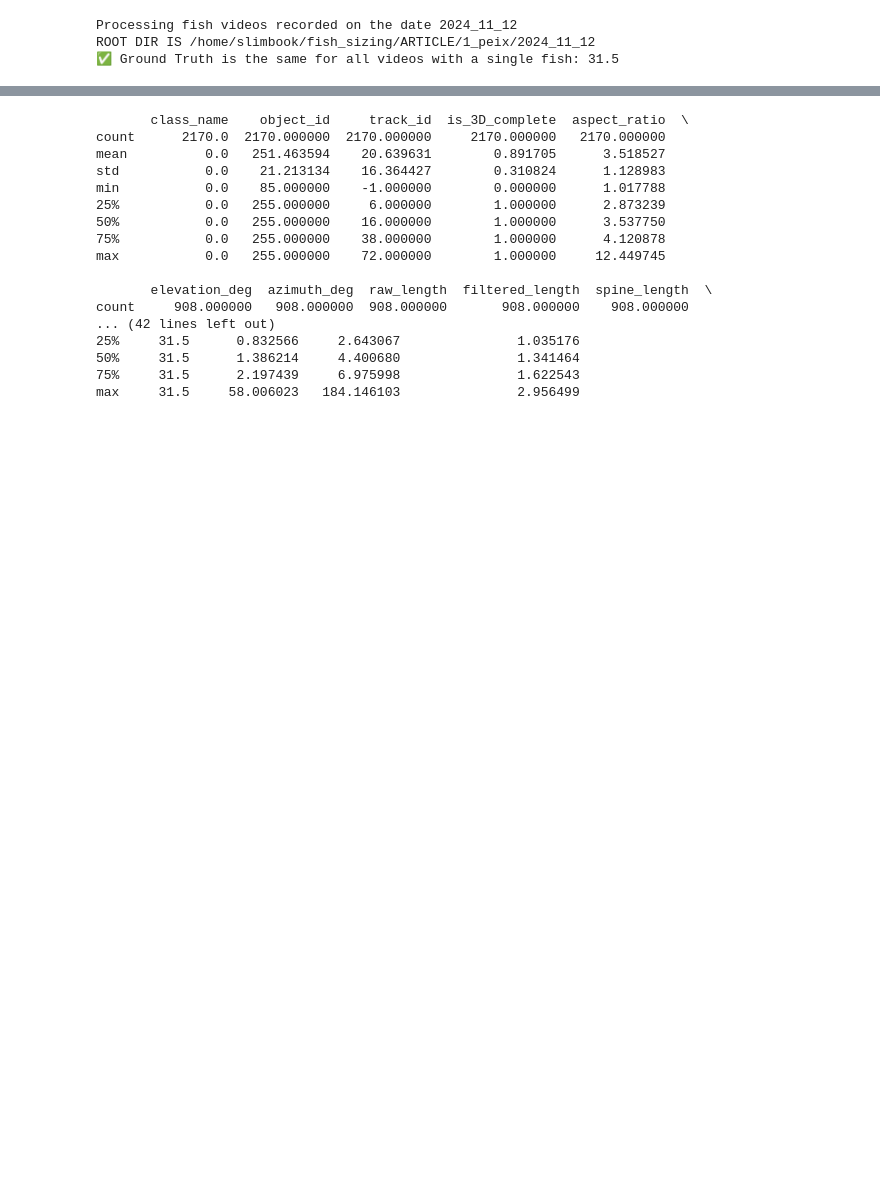
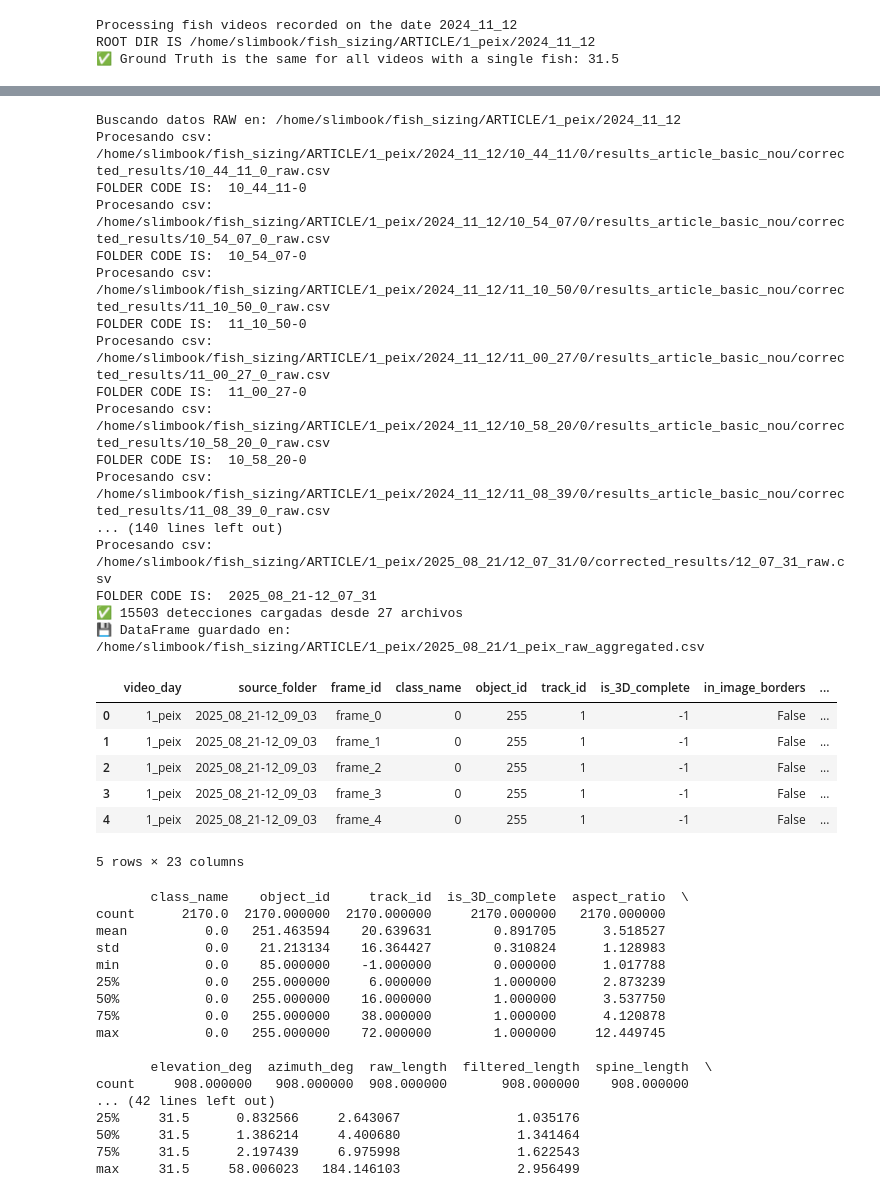
Before and after one commit to Caterina1996/fish_sizing, a Jupyter notebook: scripts/results_analysis/results_analysis.ipynb, the cells around one changed output, grey strips where cells are left out. Cells and saved outputs as stored; diff of their text form; code cells hidden in the pictures; blank space fills up the shorter version.

```diff
--- a/scripts/results_analysis/results_analysis.ipynb
+++ b/scripts/results_analysis/results_analysis.ipynb
@@ -76,3 +46,65 @@ FOLDER CODE IS:  10_48_44-0
+# %%
+
+folder_code ="2024_11_12"
+ROOT_DIR = "/home/slimbook/fish_sizing/ARTICLE/1_peix/"+folder_code
+
+df_raw_agg_2024_11_12 = rutils.create_df_from_root_folders(root_dir= ROOT_DIR, output_csv_path=ROOT_DIR ,results_dir="corrected_results", gt=one_fish_gt[folder_code])
+
+
+folder_code ="2024_11_28"
+ROOT_DIR = "/home/slimbook/fish_sizing/ARTICLE/1_peix/"+folder_code
+df_raw_agg_2024_11_28 = rutils.create_df_from_root_folders(root_dir= ROOT_DIR, output_csv_path=ROOT_DIR ,results_dir="corrected_results", gt=one_fish_gt[folder_code])
+
+
+folder_code ="2025_05_08"
+ROOT_DIR = "/home/slimbook/fish_sizing/ARTICLE/1_peix/"+folder_code
+df_raw_agg_2025_05_08 = rutils.create_df_from_root_folders(root_dir= ROOT_DIR, output_csv_path=ROOT_DIR ,results_dir="corrected_results", gt=one_fish_gt[folder_code])
+
+# Lista de DataFrames
+dfs = [
+    df_raw_agg_2024_11_12,
+    df_raw_agg_2024_11_28,
+    df_raw_agg_2025_05_08
+]
+
+# Concatenar verticalmente (apilarlos)
+df_raw_agg_pool = pd.concat(dfs, axis=0, ignore_index=True)
+
+# Revisar
+print(df_raw_agg_pool.shape)
+print(df_raw_agg_pool.head())
+
+folder_code ="2025_08_21"
+ROOT_DIR = "/home/slimbook/fish_sizing/ARTICLE/1_peix/"+folder_code
+df_raw_agg_2025_08_21 = rutils.create_df_from_root_folders(root_dir= ROOT_DIR, output_csv_path=ROOT_DIR ,results_dir="corrected_results", gt=one_fish_gt[folder_code])
+
+
+df_raw_agg_2025_08_21.head()
+# %% [output]
+Buscando datos RAW en: /home/slimbook/fish_sizing/ARTICLE/1_peix/2024_11_12
+Procesando csv:  /home/slimbook/fish_sizing/ARTICLE/1_peix/2024_11_12/10_44_11/0/results_article_basic_nou/corrected_results/10_44_11_0_raw.csv
+FOLDER CODE IS:  10_44_11-0
+Procesando csv:  /home/slimbook/fish_sizing/ARTICLE/1_peix/2024_11_12/10_54_07/0/results_article_basic_nou/corrected_results/10_54_07_0_raw.csv
+FOLDER CODE IS:  10_54_07-0
+Procesando csv:  /home/slimbook/fish_sizing/ARTICLE/1_peix/2024_11_12/11_10_50/0/results_article_basic_nou/corrected_results/11_10_50_0_raw.csv
+FOLDER CODE IS:  11_10_50-0
+Procesando csv:  /home/slimbook/fish_sizing/ARTICLE/1_peix/2024_11_12/11_00_27/0/results_article_basic_nou/corrected_results/11_00_27_0_raw.csv
+FOLDER CODE IS:  11_00_27-0
+Procesando csv:  /home/slimbook/fish_sizing/ARTICLE/1_peix/2024_11_12/10_58_20/0/results_article_basic_nou/corrected_results/10_58_20_0_raw.csv
+FOLDER CODE IS:  10_58_20-0
+Procesando csv:  /home/slimbook/fish_sizing/ARTICLE/1_peix/2024_11_12/11_08_39/0/results_article_basic_nou/corrected_results/11_08_39_0_raw.csv
+... (140 lines left out)
+Procesando csv:  /home/slimbook/fish_sizing/ARTICLE/1_peix/2025_08_21/12_07_31/0/corrected_results/12_07_31_raw.csv
+FOLDER CODE IS:  2025_08_21-12_07_31
+✅ 15503 detecciones cargadas desde 27 archivos
+💾 DataFrame guardado en: /home/slimbook/fish_sizing/ARTICLE/1_peix/2025_08_21/1_peix_raw_aggregated.csv
+|  | video_day | source_folder | frame_id | class_name | object_id | track_id | is_3D_complete | in_image_borders | ... |
+| 0 | 1_peix | 2025_08_21-12_09_03 | frame_0 | 0 | 255 | 1 | -1 | False | ... |
+| 1 | 1_peix | 2025_08_21-12_09_03 | frame_1 | 0 | 255 | 1 | -1 | False | ... |
+| 2 | 1_peix | 2025_08_21-12_09_03 | frame_2 | 0 | 255 | 1 | -1 | False | ... |
+| 3 | 1_peix | 2025_08_21-12_09_03 | frame_3 | 0 | 255 | 1 | -1 | False | ... |
+| 4 | 1_peix | 2025_08_21-12_09_03 | frame_4 | 0 | 255 | 1 | -1 | False | ... |
+5 rows × 23 columns
 # %%
 
 df_3d_measures=df_raw_agg[df_raw_agg["filtered_length"] > 0]
```
Also changed, not shown: parts of 19 cells of this notebook, 5 other files.
